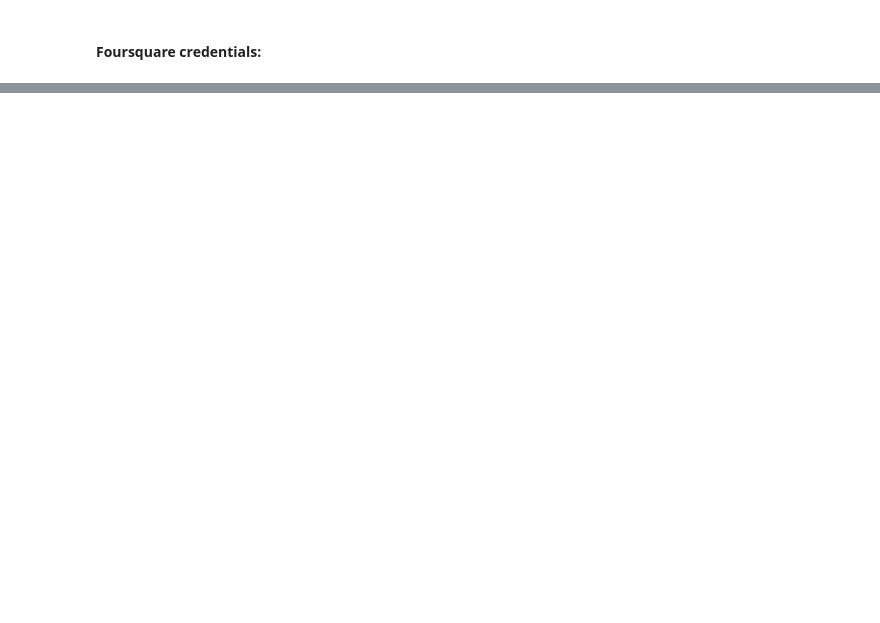
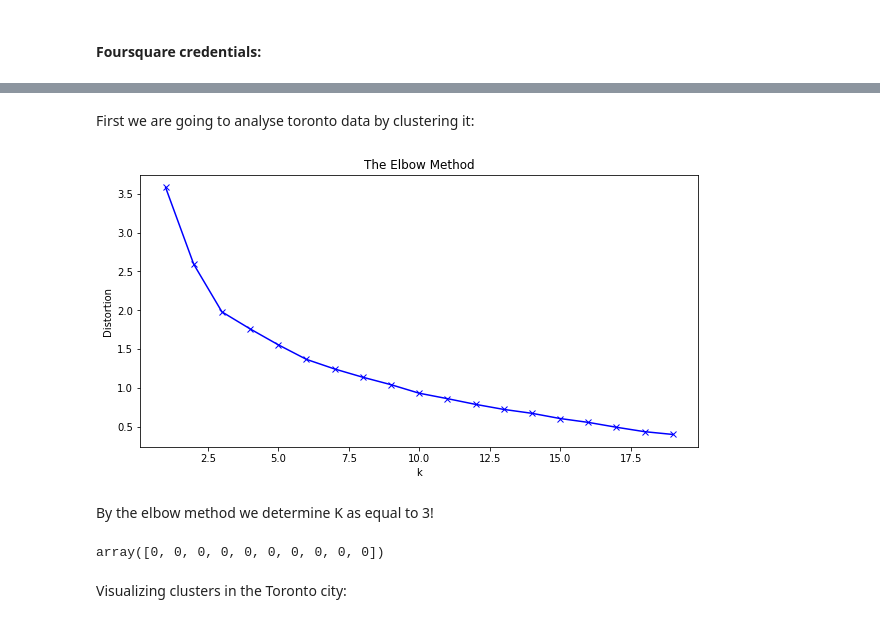
Before and after one commit to lucaspcarlini/Capstone-Repository, a Jupyter notebook: capstone.ipynb, the cells around one changed output, grey strips where cells are left out. Saved outputs shown, nothing was run; the diff lists cells and outputs as text; code cells hidden in the pictures; blank space fills up the shorter version.

```diff
--- a/capstone.ipynb
+++ b/capstone.ipynb
@@ -62,0 +337,5 @@ CLIENT_SECRET:AGIBLIFO5BZRAHVIPNK31PJIWRBWHR5EHOLWFZAQREBUFBUQ
+# %%
+neighborhoods = venues_onehot.groupby('Neighborhood').mean().reset_index()
+
+print(neighborhoods.shape)
+neighborhoods.head()
@@ -62,0 +353,4 @@ CLIENT_SECRET:AGIBLIFO5BZRAHVIPNK31PJIWRBWHR5EHOLWFZAQREBUFBUQ
+# %%
+toronto_onehot = neighborhoods[neighborhoods['Target'] == 0].reset_index(drop=True)
+
+toronto_onehot.head()
@@ -62,0 +401,34 @@ CLIENT_SECRET:AGIBLIFO5BZRAHVIPNK31PJIWRBWHR5EHOLWFZAQREBUFBUQ
+# %% [markdown]
+First we are going to analyse toronto data by clustering it:
+# %%
+toronto_onehot.drop(['Neighborhood','Target'], axis=1, inplace=True)
+# %%
+distortions = []
+
+K = range(1,20)
+for k in K:
+    kmean = KMeans(n_clusters=k, random_state=0, n_init = 50, max_iter = 500)
+    kmean.fit(toronto_onehot)
+    distortions.append(kmean.inertia_)
+# %%
+plt.figure(figsize=(10,5))
+plt.plot(K, distortions, 'bx-')
+plt.xlabel('k')
+plt.ylabel('Distortion')
+plt.title('The Elbow Method')
+plt.show()
+# %% [output]
+[figure, added]
+# %% [markdown]
+By the elbow method we determine K as equal to 3!
+# %%
+# set number of clusters
+kclusters = 3
+
+# run k-means clustering
+kmeans = KMeans(n_clusters=kclusters, random_state=0).fit(toronto_onehot)
+
+# check cluster labels generated for each row in the dataframe
+kmeans.labels_[0:10]
+# %% [output]
+array([0, 0, 0, 0, 0, 0, 0, 0, 0, 0])
@@ -62,0 +437,2 @@ CLIENT_SECRET:AGIBLIFO5BZRAHVIPNK31PJIWRBWHR5EHOLWFZAQREBUFBUQ
+# %% [markdown]
+Visualizing clusters in the Toronto city:
```
Also changed, not shown: parts of 75 cells of this notebook.
